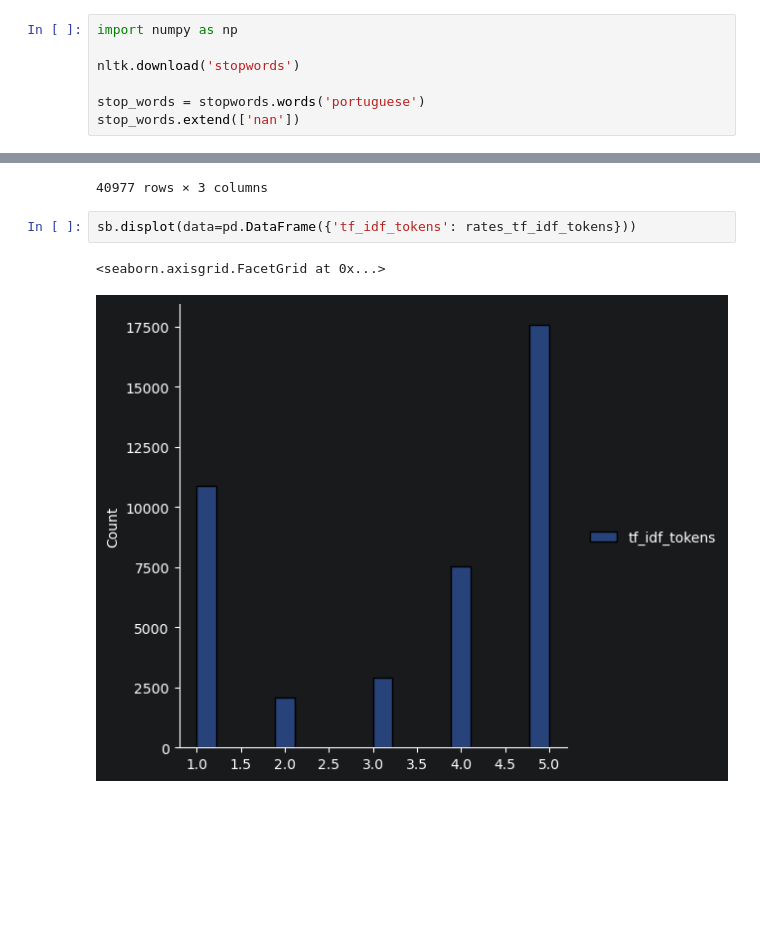
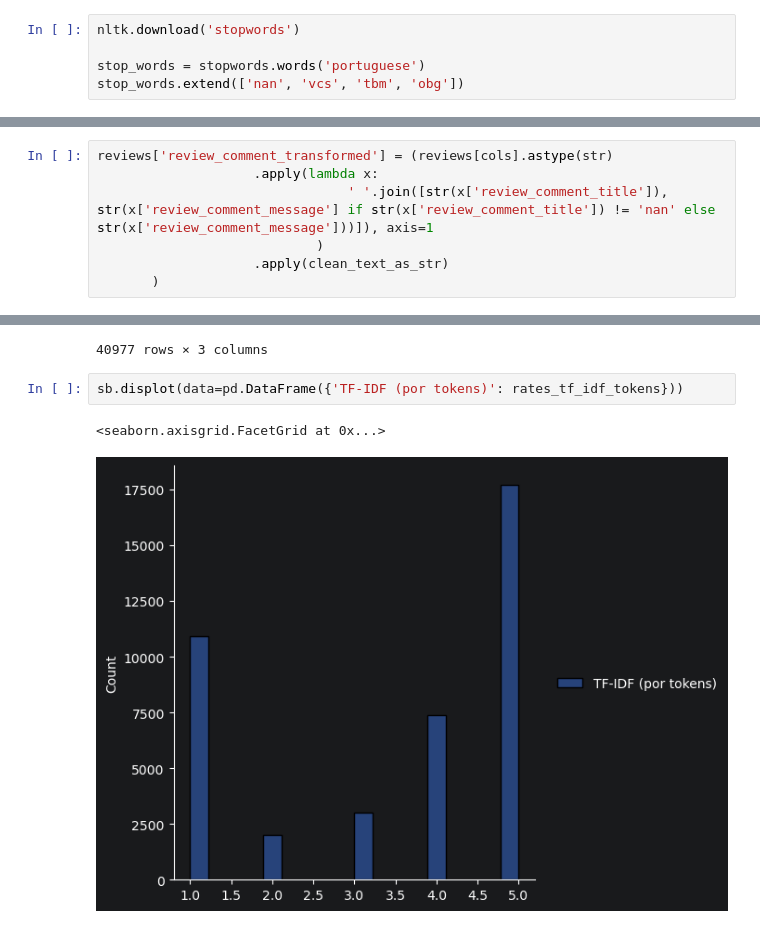
Before and after one commit to rabreu/Infnet-MIT-IA-PLN-PD_26E2_, a Jupyter notebook: Renata_Braga_de_Abreu_sistemas-cognitivos-linguagem-natural_pln.pdf.ipynb, the cells around one changed output, grey strips where cells are left out. Drawn from its saved outputs; the diff is of its cells as text; blank space fills up the shorter version.

```diff
--- a/Renata_Braga_de_Abreu_sistemas-cognitivos-linguagem-natural_pln.pdf.ipynb
+++ b/Renata_Braga_de_Abreu_sistemas-cognitivos-linguagem-natural_pln.pdf.ipynb
@@ -76,12 +93,10 @@ reviews
 | 99223 | efe49f1d6f951dd88b51e6ccd4cc548f | 90531360ecb1eec2a1fbb265a0db0508 | 1 | NaN | meu produto chegou e ja tenho que... | 2017-07-03 00:00:00 | ... |
 40977 rows × 7 columns
 # %%
-import numpy as np
-
 nltk.download('stopwords')
 
 stop_words = stopwords.words('portuguese')
-stop_words.extend(['nan'])
+stop_words.extend(['nan', 'vcs', 'tbm', 'obg'])
 # %% [output]
 [nltk_data] Downloading package stopwords to
 [nltk_data]     C:\Users\Renata\AppData\Roaming\nltk_data...
@@ -110,0 +124,7 @@ reviews['review_comment_transformed'] = (reviews[cols].astype(str)
+# %%
+reviews['review_comment_transformed'] = (reviews[cols].astype(str)
+                    .apply(lambda x:
+                                ' '.join([str(x['review_comment_title']), str(x['review_comment_message'] if str(x['review_comment_title']) != 'nan' else str(x['review_comment_message']))]), axis=1
+                            )
+                    .apply(clean_text_as_str)
+       )
@@ -363,10 +395,10 @@ pd.DataFrame(predictions_nm)
 | 40976 | produto chegou devolver pois defe... | 1 | Péssimo |
 40977 rows × 3 columns
 # %%
-sb.displot(data=pd.DataFrame({'tf_idf_tokens': rates_tf_idf_tokens}))
+sb.displot(data=pd.DataFrame({'TF-IDF (por tokens)': rates_tf_idf_tokens}))
 # %% [output]
 <seaborn.axisgrid.FacetGrid at 0x...>
-[figure, old version]
+[figure, new version]
 # %%
 pd.DataFrame(predictions_nm_tokens).sample(frac=0.2)
 # %% [output]
```
Also changed, not shown: parts of 52 cells of this notebook.
